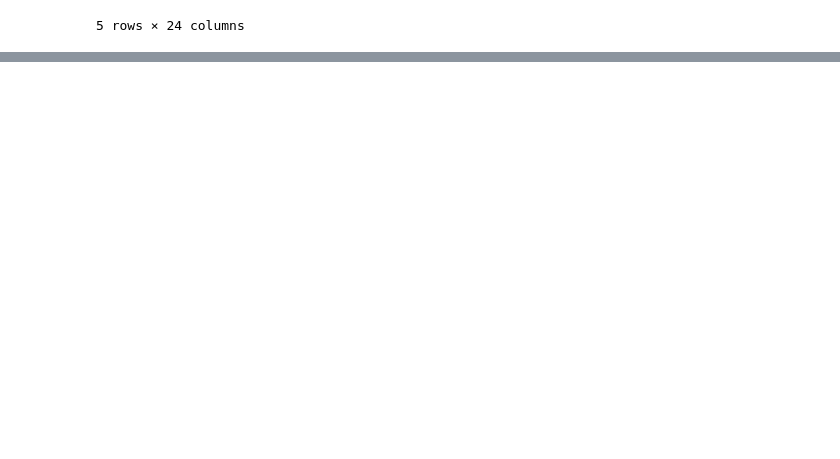
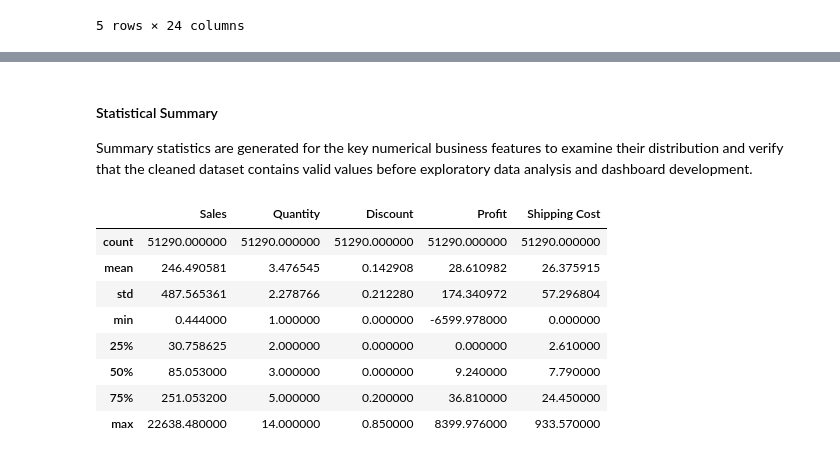
Before and after one commit to huzaifawaheed2/DevelopersHub-Corporation-Advanced-Internship, a Jupyter notebook: Project-03-Interactive-Business-Dashboard/notebooks/Business_Dashboard_Preprocessing.ipynb, the cells around one changed output, grey strips where cells are left out. Saved outputs shown, nothing was run; the diff lists cells and outputs as text; code cells hidden in the pictures; blank space fills up the shorter version.

```diff
--- a/Project-03-Interactive-Business-Dashboard/notebooks/Business_Dashboard_Preprocessing.ipynb
+++ b/Project-03-Interactive-Business-Dashboard/notebooks/Business_Dashboard_Preprocessing.ipynb
@@ -135,0 +273,7 @@ df.head()
+# %%
+# Remove leading and trailing spaces from all text columns
+
+text_columns = df_clean.select_dtypes(include=["object"]).columns
+
+for column in text_columns:
+    df_clean[column] = df_clean[column].str.strip()
@@ -135,0 +302,12 @@ df.head()
+# %%
+# Convert date columns to datetime format
+
+df_clean["Order Date"] = pd.to_datetime(
+    df_clean["Order Date"],
+    dayfirst=True
+)
+
+df_clean["Ship Date"] = pd.to_datetime(
+    df_clean["Ship Date"],
+    dayfirst=True
+)
@@ -135,0 +332,14 @@ df.head()
+# %%
+# Create date-related features
+
+df_clean["Order Year"] = df_clean["Order Date"].dt.year
+
+df_clean["Order Quarter"] = df_clean["Order Date"].dt.quarter
+
+df_clean["Order Month"] = df_clean["Order Date"].dt.month
+
+df_clean["Order Month Name"] = df_clean["Order Date"].dt.month_name()
+
+df_clean["Order Day"] = df_clean["Order Date"].dt.day
+
+df_clean["Order Day Name"] = df_clean["Order Date"].dt.day_name()
@@ -135,0 +401,20 @@ df.head()
+# %% [markdown]
+#### Statistical Summary
+
+Summary statistics are generated for the key numerical business features to examine their distribution and verify that the cleaned dataset contains valid values before exploratory data analysis and dashboard development.
+# %%
+# Display summary statistics for numerical business features
+
+df_clean[
+    ["Sales", "Quantity", "Discount", "Profit", "Shipping Cost"]
+].describe()
+# %% [output]
+|  | Sales | Quantity | Discount | Profit | Shipping Cost |
+| count | 51290.000000 | 51290.000000 | 51290.000000 | 51290.000000 | 51290.000000 |
+| mean | 246.490581 | 3.476545 | 0.142908 | 28.610982 | 26.375915 |
+| std | 487.565361 | 2.278766 | 0.212280 | 174.340972 | 57.296804 |
+| min | 0.444000 | 1.000000 | 0.000000 | -6599.978000 | 0.000000 |
+| 25% | 30.758625 | 2.000000 | 0.000000 | 0.000000 | 2.610000 |
+| 50% | 85.053000 | 3.000000 | 0.000000 | 9.240000 | 7.790000 |
+| 75% | 251.053200 | 5.000000 | 0.200000 | 36.810000 | 24.450000 |
+| max | 22638.480000 | 14.000000 | 0.850000 | 8399.976000 | 933.570000 |
```
Also changed, not shown: parts of 40 cells of this notebook.
